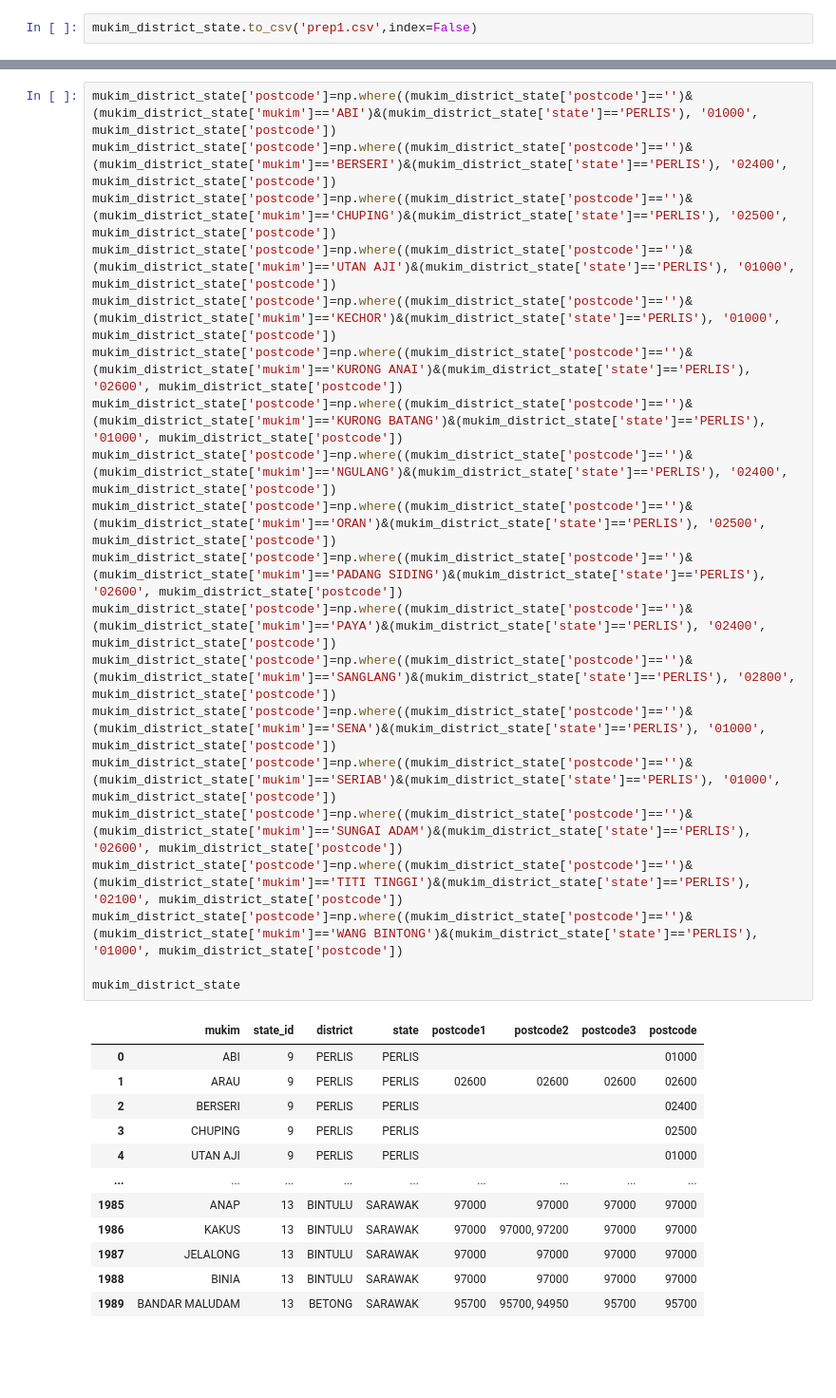
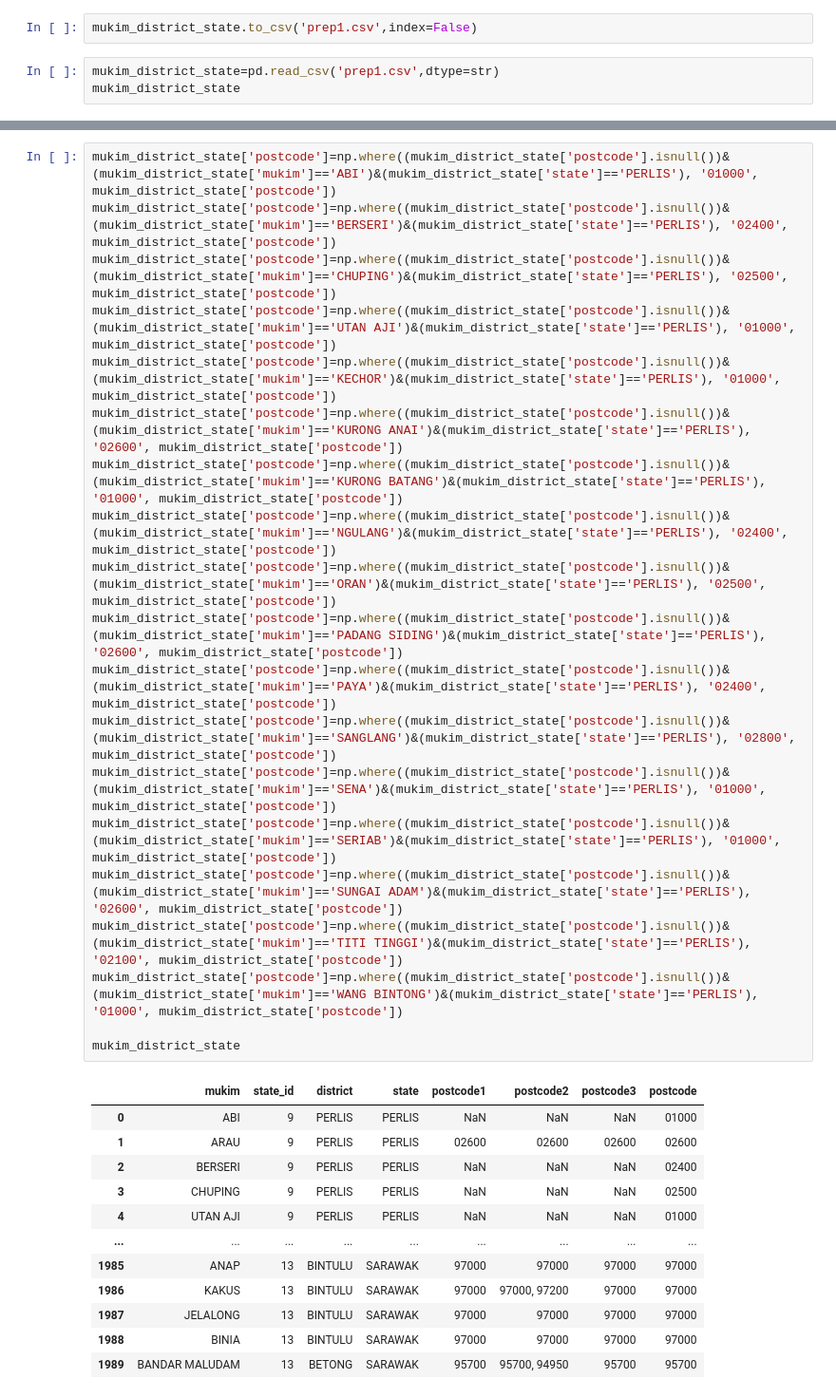
Before and after one commit to izardy/malaysia-postcode-mapper, a Jupyter notebook: data-prep.ipynb, the cells around one changed output, grey strips where cells are left out. Shown: that part at 95% size. Cells and saved outputs as stored; diff of their text form; blank space fills up the shorter version.

```diff
--- a/data-prep.ipynb
+++ b/data-prep.ipynb
@@ -313,3 +313,6 @@ mukim_district_state
 1990 rows × 8 columns
 # %%
 mukim_district_state.to_csv('prep1.csv',index=False)
+# %%
+mukim_district_state=pd.read_csv('prep1.csv',dtype=str)
+mukim_district_state
@@ -316,30 +333,30 @@ mukim_district_state.to_csv('prep1.csv',index=False)
 # %%
-mukim_district_state['postcode']=np.where((mukim_district_state['postcode']=='')&(mukim_district_state['mukim']=='ABI')&(mukim_district_state['state']=='PERLIS'), '01000', mukim_district_state['postcode'])
-mukim_district_state['postcode']=np.where((mukim_district_state['postcode']=='')&(mukim_district_state['mukim']=='BERSERI')&(mukim_district_state['state']=='PERLIS'), '02400', mukim_district_state['postcode'])
-mukim_district_state['postcode']=np.where((mukim_district_state['postcode']=='')&(mukim_district_state['mukim']=='CHUPING')&(mukim_district_state['state']=='PERLIS'), '02500', mukim_district_state['postcode'])
-mukim_district_state['postcode']=np.where((mukim_district_state['postcode']=='')&(mukim_district_state['mukim']=='UTAN AJI')&(mukim_district_state['state']=='PERLIS'), '01000', mukim_district_state['postcode'])
-mukim_district_state['postcode']=np.where((mukim_district_state['postcode']=='')&(mukim_district_state['mukim']=='KECHOR')&(mukim_district_state['state']=='PERLIS'), '01000', mukim_district_state['postcode'])
-mukim_district_state['postcode']=np.where((mukim_district_state['postcode']=='')&(mukim_district_state['mukim']=='KURONG ANAI')&(mukim_district_state['state']=='PERLIS'), '02600', mukim_district_state['postcode'])
-mukim_district_state['postcode']=np.where((mukim_district_state['postcode']=='')&(mukim_district_state['mukim']=='KURONG BATANG')&(mukim_district_state['state']=='PERLIS'), '01000', mukim_district_state['postcode'])
-mukim_district_state['postcode']=np.where((mukim_district_state['postcode']=='')&(mukim_district_state['mukim']=='NGULANG')&(mukim_district_state['state']=='PERLIS'), '02400', mukim_district_state['postcode'])
-mukim_district_state['postcode']=np.where((mukim_district_state['postcode']=='')&(mukim_district_state['mukim']=='ORAN')&(mukim_district_state['state']=='PERLIS'), '02500', mukim_district_state['postcode'])
-mukim_district_state['postcode']=np.where((mukim_district_state['postcode']=='')&(mukim_district_state['mukim']=='PADANG SIDING')&(mukim_district_state['state']=='PERLIS'), '02600', mukim_district_state['postcode'])
-mukim_district_state['postcode']=np.where((mukim_district_state['postcode']=='')&(mukim_district_state['mukim']=='PAYA')&(mukim_district_state['state']=='PERLIS'), '02400', mukim_district_state['postcode'])
-mukim_district_state['postcode']=np.where((mukim_district_state['postcode']=='')&(mukim_district_state['mukim']=='SANGLANG')&(mukim_district_state['state']=='PERLIS'), '02800', mukim_district_state['postcode'])
-mukim_district_state['postcode']=np.where((mukim_district_state['postcode']=='')&(mukim_district_state['mukim']=='SENA')&(mukim_district_state['state']=='PERLIS'), '01000', mukim_district_state['postcode'])
-mukim_district_state['postcode']=np.where((mukim_district_state['postcode']=='')&(mukim_district_state['mukim']=='SERIAB')&(mukim_district_state['state']=='PERLIS'), '01000', mukim_district_state['postcode'])
-mukim_district_state['postcode']=np.where((mukim_district_state['postcode']=='')&(mukim_district_state['mukim']=='SUNGAI ADAM')&(mukim_district_state['state']=='PERLIS'), '02600', mukim_district_state['postcode'])
-mukim_district_state['postcode']=np.where((mukim_district_state['postcode']=='')&(mukim_district_state['mukim']=='TITI TINGGI')&(mukim_district_state['state']=='PERLIS'), '02100', mukim_district_state['postcode'])
-mukim_district_state['postcode']=np.where((mukim_district_state['postcode']=='')&(mukim_district_state['mukim']=='WANG BINTONG')&(mukim_district_state['state']=='PERLIS'), '01000', mukim_district_state['postcode'])
+mukim_district_state['postcode']=np.where((mukim_district_state['postcode'].isnull())&(mukim_district_state['mukim']=='ABI')&(mukim_district_state['state']=='PERLIS'), '01000', mukim_district_state['postcode'])
+mukim_district_state['postcode']=np.where((mukim_district_state['postcode'].isnull())&(mukim_district_state['mukim']=='BERSERI')&(mukim_district_state['state']=='PERLIS'), '02400', mukim_district_state['postcode'])
+mukim_district_state['postcode']=np.where((mukim_district_state['postcode'].isnull())&(mukim_district_state['mukim']=='CHUPING')&(mukim_district_state['state']=='PERLIS'), '02500', mukim_district_state['postcode'])
+mukim_district_state['postcode']=np.where((mukim_district_state['postcode'].isnull())&(mukim_district_state['mukim']=='UTAN AJI')&(mukim_district_state['state']=='PERLIS'), '01000', mukim_district_state['postcode'])
+mukim_district_state['postcode']=np.where((mukim_district_state['postcode'].isnull())&(mukim_district_state['mukim']=='KECHOR')&(mukim_district_state['state']=='PERLIS'), '01000', mukim_district_state['postcode'])
+mukim_district_state['postcode']=np.where((mukim_district_state['postcode'].isnull())&(mukim_district_state['mukim']=='KURONG ANAI')&(mukim_district_state['state']=='PERLIS'), '02600', mukim_district_state['postcode'])
+mukim_district_state['postcode']=np.where((mukim_district_state['postcode'].isnull())&(mukim_district_state['mukim']=='KURONG BATANG')&(mukim_district_state['state']=='PERLIS'), '01000', mukim_district_state['postcode'])
+mukim_district_state['postcode']=np.where((mukim_district_state['postcode'].isnull())&(mukim_district_state['mukim']=='NGULANG')&(mukim_district_state['state']=='PERLIS'), '02400', mukim_district_state['postcode'])
+mukim_district_state['postcode']=np.where((mukim_district_state['postcode'].isnull())&(mukim_district_state['mukim']=='ORAN')&(mukim_district_state['state']=='PERLIS'), '02500', mukim_district_state['postcode'])
+mukim_district_state['postcode']=np.where((mukim_district_state['postcode'].isnull())&(mukim_district_state['mukim']=='PADANG SIDING')&(mukim_district_state['state']=='PERLIS'), '02600', mukim_district_state['postcode'])
+mukim_district_state['postcode']=np.where((mukim_district_state['postcode'].isnull())&(mukim_district_state['mukim']=='PAYA')&(mukim_district_state['state']=='PERLIS'), '02400', mukim_district_state['postcode'])
+mukim_district_state['postcode']=np.where((mukim_district_state['postcode'].isnull())&(mukim_district_state['mukim']=='SANGLANG')&(mukim_district_state['state']=='PERLIS'), '02800', mukim_district_state['postcode'])
+mukim_district_state['postcode']=np.where((mukim_district_state['postcode'].isnull())&(mukim_district_state['mukim']=='SENA')&(mukim_district_state['state']=='PERLIS'), '01000', mukim_district_state['postcode'])
+mukim_district_state['postcode']=np.where((mukim_district_state['postcode'].isnull())&(mukim_district_state['mukim']=='SERIAB')&(mukim_district_state['state']=='PERLIS'), '01000', mukim_district_state['postcode'])
+mukim_district_state['postcode']=np.where((mukim_district_state['postcode'].isnull())&(mukim_district_state['mukim']=='SUNGAI ADAM')&(mukim_district_state['state']=='PERLIS'), '02600', mukim_district_state['postcode'])
+mukim_district_state['postcode']=np.where((mukim_district_state['postcode'].isnull())&(mukim_district_state['mukim']=='TITI TINGGI')&(mukim_district_state['state']=='PERLIS'), '02100', mukim_district_state['postcode'])
+mukim_district_state['postcode']=np.where((mukim_district_state['postcode'].isnull())&(mukim_district_state['mukim']=='WANG BINTONG')&(mukim_district_state['state']=='PERLIS'), '01000', mukim_district_state['postcode'])
 
 mukim_district_state
 # %% [output]
 |  | mukim | state_id | district | state | postcode1 | postcode2 | postcode3 | postcode |
-| 0 | ABI | 9 | PERLIS | PERLIS |  |  |  | 01000 |
+| 0 | ABI | 9 | PERLIS | PERLIS | NaN | NaN | NaN | 01000 |
 | 1 | ARAU | 9 | PERLIS | PERLIS | 02600 | 02600 | 02600 | 02600 |
-| 2 | BERSERI | 9 | PERLIS | PERLIS |  |  |  | 02400 |
-| 3 | CHUPING | 9 | PERLIS | PERLIS |  |  |  | 02500 |
-| 4 | UTAN AJI | 9 | PERLIS | PERLIS |  |  |  | 01000 |
+| 2 | BERSERI | 9 | PERLIS | PERLIS | NaN | NaN | NaN | 02400 |
+| 3 | CHUPING | 9 | PERLIS | PERLIS | NaN | NaN | NaN | 02500 |
+| 4 | UTAN AJI | 9 | PERLIS | PERLIS | NaN | NaN | NaN | 01000 |
 | ... | ... | ... | ... | ... | ... | ... | ... | ... |
 | 1985 | ANAP | 13 | BINTULU | SARAWAK | 97000 | 97000 | 97000 | 97000 |
 | 1986 | KAKUS | 13 | BINTULU | SARAWAK | 97000 | 97000, 97200 | 97000 | 97000 |
```
Also changed, not shown: parts of 27 cells of this notebook, 2 other files.
